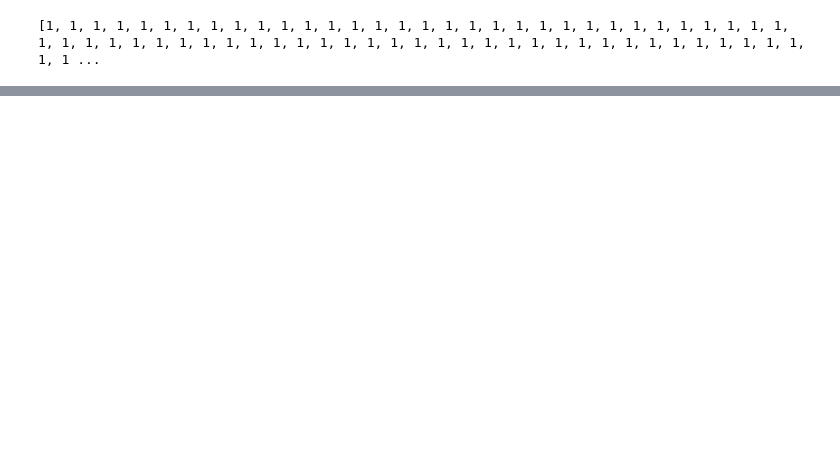
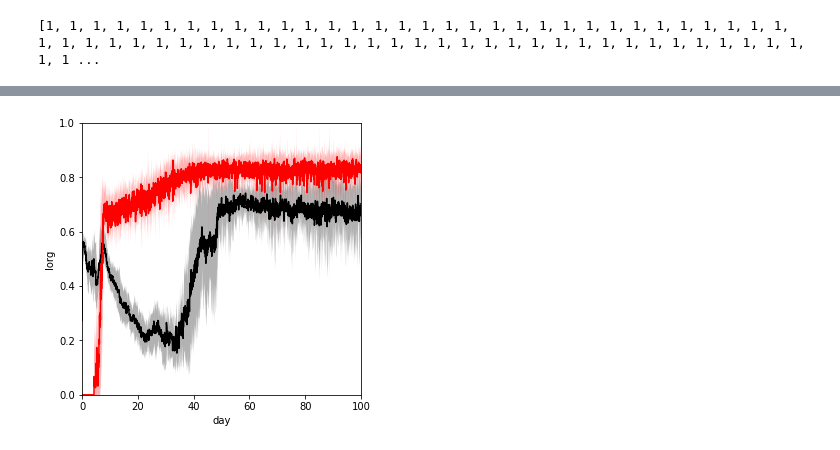
Before and after one commit to tbeucler/2019_WMI, a Jupyter notebook: dev/davidle/ellipsoid.ipynb, the cells around one changed output, grey strips where cells are left out. Saved outputs shown, nothing was run; the diff lists cells and outputs as text; code cells hidden in the pictures; blank space fills up the shorter version.

```diff
--- a/dev/davidle/ellipsoid.ipynb
+++ b/dev/davidle/ellipsoid.ipynb
@@ -297,0 +239,11 @@ plt.savefig('WMI_RCE.pdf')
+# %%
+for TTT in np.arange(295,306):
+    print(TTT)
+    #Read Data
+    path = '/project/s916/davidle/RCE-MIP/simulations/RCE_'+str(TTT)+'_3km_506x506/' #Path for Daint
+    d2D = xr.open_mfdataset(path+'output/lfff????0000.nc', combine='by_coords', )
+
+
+    for t in range(len(d2D.FMSE[:,:,:])):
+        Ifmse[t,TTT-295] = calc_Iorg_complete(d2D.FMSE[t,:,:], (np.percentile(d2D.FMSE[t,:,:], 50, interpolation='nearest'),np.amax(d2D.FMSE[t,:,:])),dshape=None, mode="normal", stencil=np.ones((1,1)))
+        Iolr[t,TTT-295] = calc_Iorg_complete(d2D.ATHB_T[t,:,:], (np.amin(d2D.ATHB_T[t,:,:]),-173),dshape=None, mode="normal", stencil=np.ones((1,1)))
@@ -297,0 +268,22 @@ plt.savefig('WMI_RCE.pdf')
+# %%
+plt.figure(figsize=(5, 5))
+
+plt.plot(np.arange(len(Ifmse)) / 24 , np.mean(Ifmse,axis=1), color='k')
+plt.fill_between(np.arange(len(Ifmse)) / 24 , np.mean(Ifmse,axis=1) + np.std(Ifmse,axis=1), np.mean(Ifmse,axis=1) - np.std(Ifmse,axis=1), alpha=0.3, color='k', linewidth=0.0)
+
+plt.plot(np.arange(len(Iolr)) / 24 , np.mean(Iolr,axis=1), color='red')
+plt.fill_between(np.arange(len(Iolr)) / 24 , np.mean(Iolr,axis=1) + np.std(Iolr,axis=1), np.mean(Iolr,axis=1) - np.std(Iolr,axis=1), alpha=0.3, color='red', linewidth=0.0)
+
+plt.ylabel('Iorg')
+plt.xlabel('day')
+
+plt.ylim((0,1))
+plt.xlim((0,100))
+
+#plt.yscale('log')
+#plt.ylim(0, 1)
+
+
+plt.savefig('Iorg.pdf')
+# %% [output]
+[figure, added]
```
Also changed, not shown: parts of 9 cells of this notebook.
